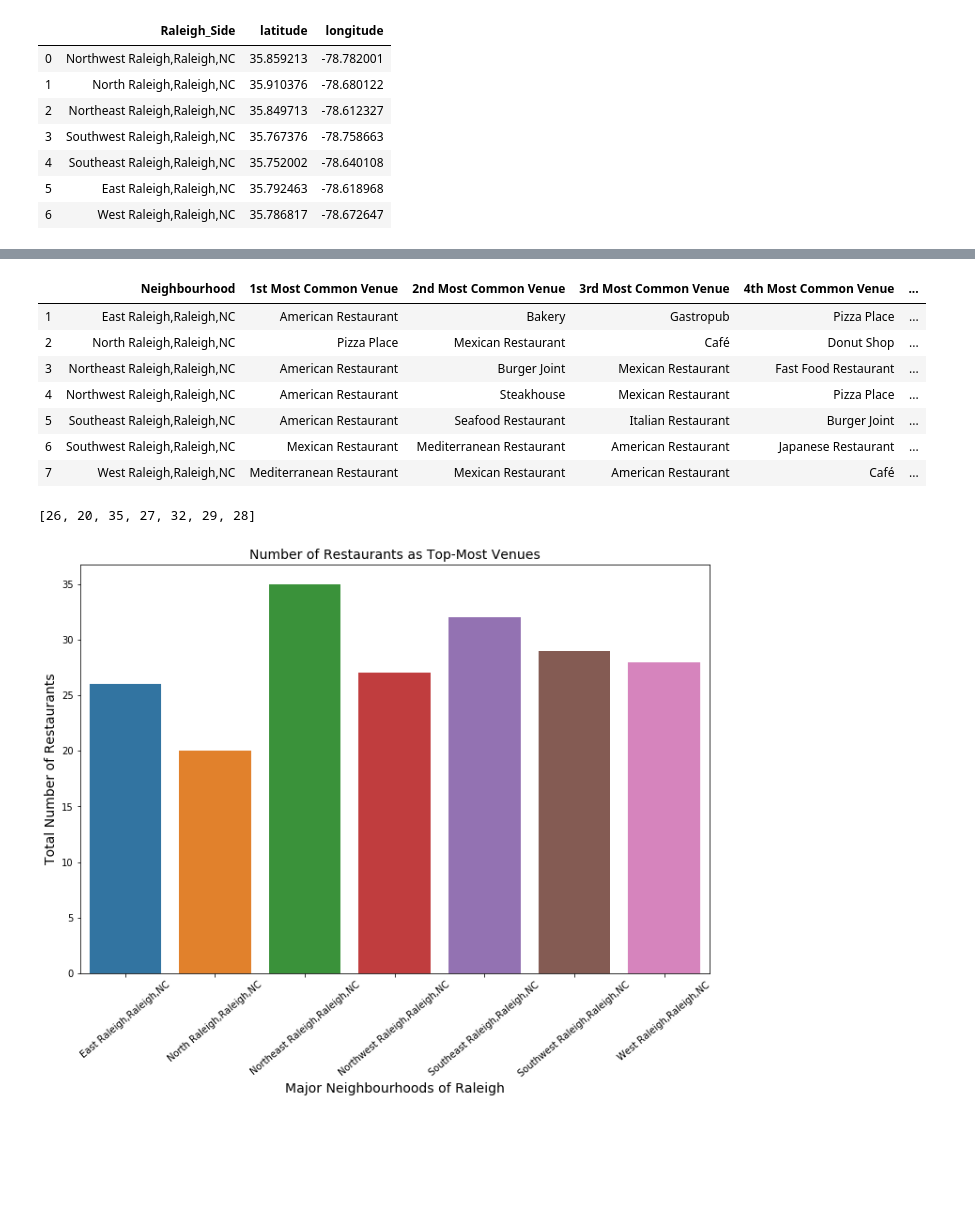
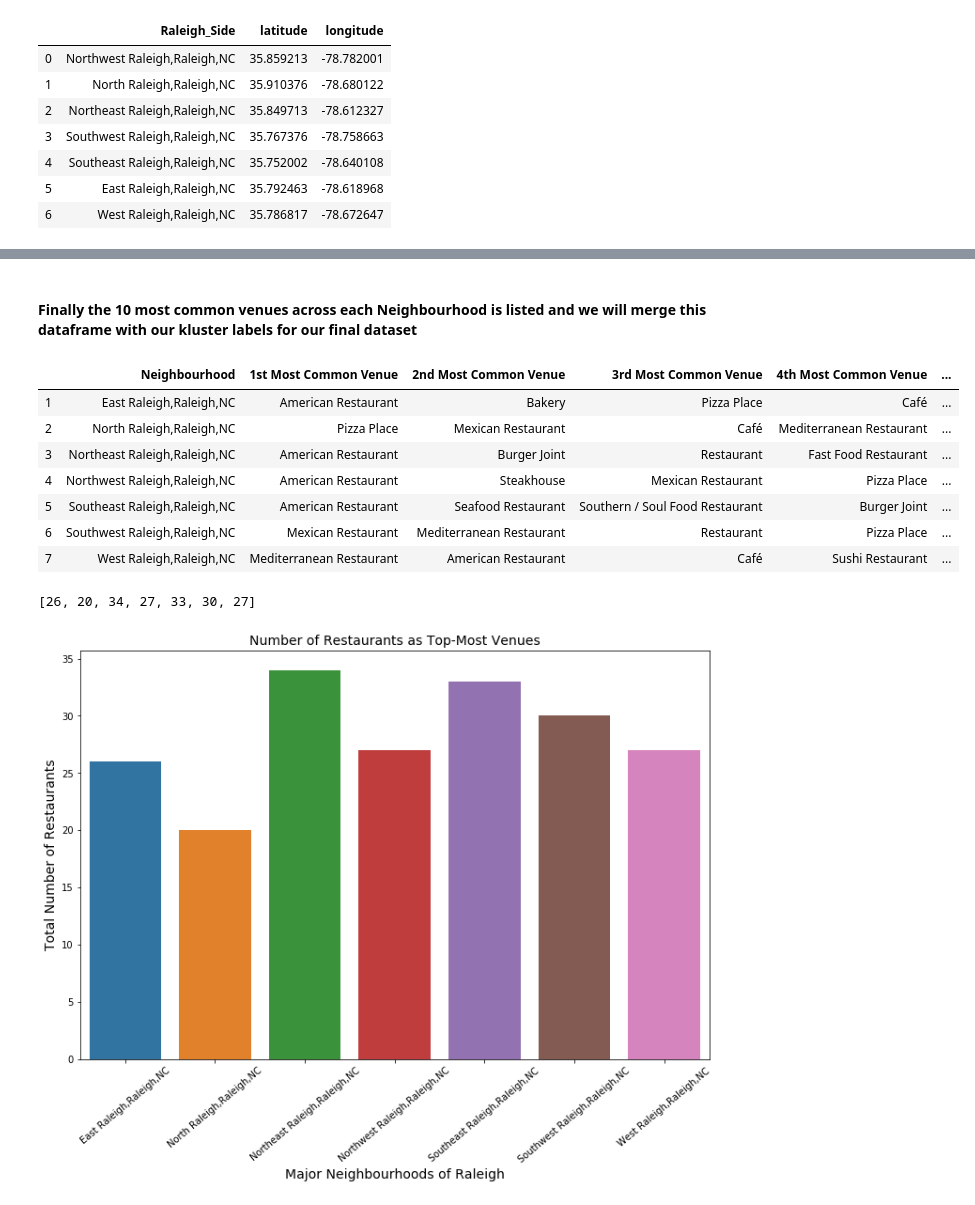
Before and after one commit to Devnathv/IBMCapstoneProject, a Jupyter notebook: FinalProject.ipynb, the cells around one changed output, grey strips where cells are left out. Drawn from its saved outputs; the diff is of its cells as text; code cells hidden in the pictures; blank space fills up the shorter version.

```diff
--- a/FinalProject.ipynb
+++ b/FinalProject.ipynb
@@ -155,7 +160,7 @@ restCat=[]
 # for a in range(len(r)):
 #      print(r[a]['venue']['name'],r[a]['venue']['name'])
 # %%
-# for lat ,lng in zip(df_ral['latitude'],df_ral['longitude']):
-#     url1 = 'https://api.foursquare.com/v2/venues/timeseries?client_id={}&client_secret={}&ll={},{}&v={}'.format(CLIENT_ID, CLIENT_SECRET, lat,lng, VERSION)
-#     results = requests.get(url1).json()
-#     print(results)
+for lat ,lng in zip(df_ral['latitude'],df_ral['longitude']):
+    url1 = 'https://api.foursquare.com/v2/venues/explore?client_id={}&client_secret={}&ll={},{}&v={}'.format(CLIENT_ID, CLIENT_SECRET, lat,lng, VERSION)
+    results = requests.get(url1).json()
+    print(results)
@@ -394,43 +425,45 @@ for places in final_Ral_onehot_grouped['Neighbourhood']:
+# %% [markdown]
+#### Finally the 10 most common venues across each Neighbourhood is listed and we will merge this dataframe with our kluster labels for our final dataset
 # %%
 ## Define a Function to select the top 10 rows (According to the Values)
 
-def return_most_common_venues(row, num_top_venues):
+def com_venu(row, num_top_venues):
     row_categories = row.iloc[1:]
     row_categories_sorted = row_categories.sort_values(ascending=False)
 
     return row_categories_sorted.index.values[0:num_top_venues]
 
 num_top_venues = 10
 
 indicators = ['st', 'nd', 'rd']
 
 # create columns according to number of top venues
 columns = ['Neighbourhood']
 for ind in np.arange(num_top_venues):
     try:
         columns.append('{}{} Most Common Venue'.format(ind+1, indicators[ind]))
     except:
         columns.append('{}th Most Common Venue'.format(ind+1))
 
 # create a new dataframe
 Neighbourhood_top10_venues_sorted = pd.DataFrame(columns=columns)
 Neighbourhood_top10_venues_sorted['Neighbourhood'] = final_Ral_onehot_grouped['Neighbourhood']
 
 for ind in np.arange(final_Ral_onehot_grouped.shape[0]):
-    Neighbourhood_top10_venues_sorted.iloc[ind, 1:] = return_most_common_venues(final_Ral_onehot_grouped.iloc[ind, :], num_top_venues)
+    Neighbourhood_top10_venues_sorted.iloc[ind, 1:] = com_venu(final_Ral_onehot_grouped.iloc[ind, :], num_top_venues)
 
 
 Neighbourhood_top10_venues_sorted.index = np.arange(1, len(Neighbourhood_top10_venues_sorted)+1)
 Neighbourhood_top10_venues_sorted.head(10)
 # %% [output]
 |  | Neighbourhood | 1st Most Common Venue | 2nd Most Common Venue | 3rd Most Common Venue | 4th Most Common Venue | ... |
-| 1 | East Raleigh,Raleigh,NC | American Restaurant | Bakery | Gastropub | Pizza Place | ... |
-| 2 | North Raleigh,Raleigh,NC | Pizza Place | Mexican Restaurant | Café | Donut Shop | ... |
-| 3 | Northeast Raleigh,Raleigh,NC | American Restaurant | Burger Joint | Mexican Restaurant | Fast Food Restaurant | ... |
+| 1 | East Raleigh,Raleigh,NC | American Restaurant | Bakery | Pizza Place | Café | ... |
+| 2 | North Raleigh,Raleigh,NC | Pizza Place | Mexican Restaurant | Café | Mediterranean Restaurant | ... |
+| 3 | Northeast Raleigh,Raleigh,NC | American Restaurant | Burger Joint | Restaurant | Fast Food Restaurant | ... |
 | 4 | Northwest Raleigh,Raleigh,NC | American Restaurant | Steakhouse | Mexican Restaurant | Pizza Place | ... |
-| 5 | Southeast Raleigh,Raleigh,NC | American Restaurant | Seafood Restaurant | Italian Restaurant | Burger Joint | ... |
-| 6 | Southwest Raleigh,Raleigh,NC | Mexican Restaurant | Mediterranean Restaurant | American Restaurant | Japanese Restaurant | ... |
-| 7 | West Raleigh,Raleigh,NC | Mediterranean Restaurant | Mexican Restaurant | American Restaurant | Café | ... |
+| 5 | Southeast Raleigh,Raleigh,NC | American Restaurant | Seafood Restaurant | Southern / Soul Food Restaurant | Burger Joint | ... |
+| 6 | Southwest Raleigh,Raleigh,NC | Mexican Restaurant | Mediterranean Restaurant | Restaurant | Pizza Place | ... |
+| 7 | West Raleigh,Raleigh,NC | Mediterranean Restaurant | American Restaurant | Café | Sushi Restaurant | ... |
 # %%
 #try groupby to play with restaurant
 Raleigh_Neigh_Venues_restaurant = final_Ral.groupby(['Neighbourhood'])['Venue_Category'].apply(lambda x: x[x.str.contains('Restaurant')].count())
@@ -451,5 +484,5 @@ bar.set_title("Number of Restaurants as Top-Most Venues", fontsize=14)
 #plt.savefig("No_of_Rest_as_Top_Venues.png", dpi=240)
 plt.show()
 # %% [output]
-[26, 20, 35, 27, 32, 29, 28]
+[26, 20, 34, 27, 33, 30, 27]
-[figure, old version]
+[figure, new version]
```
Also changed, not shown: parts of 34 cells of this notebook.
